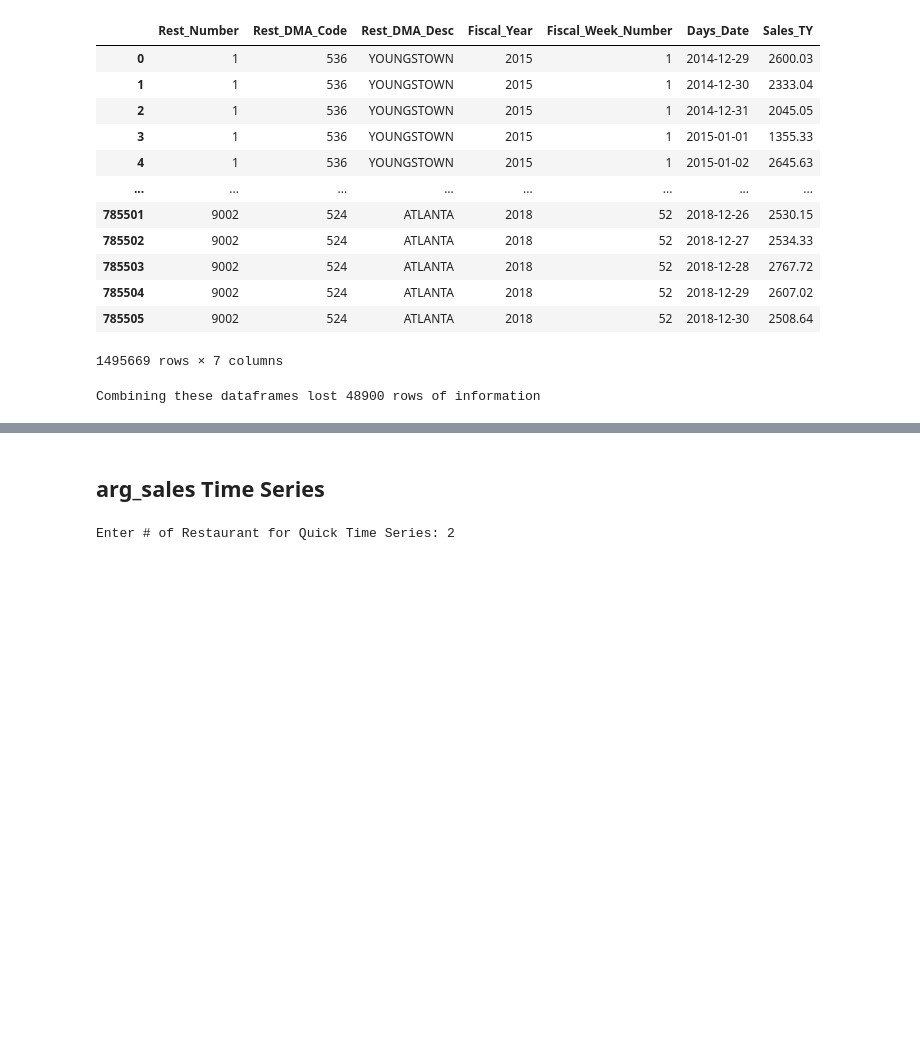
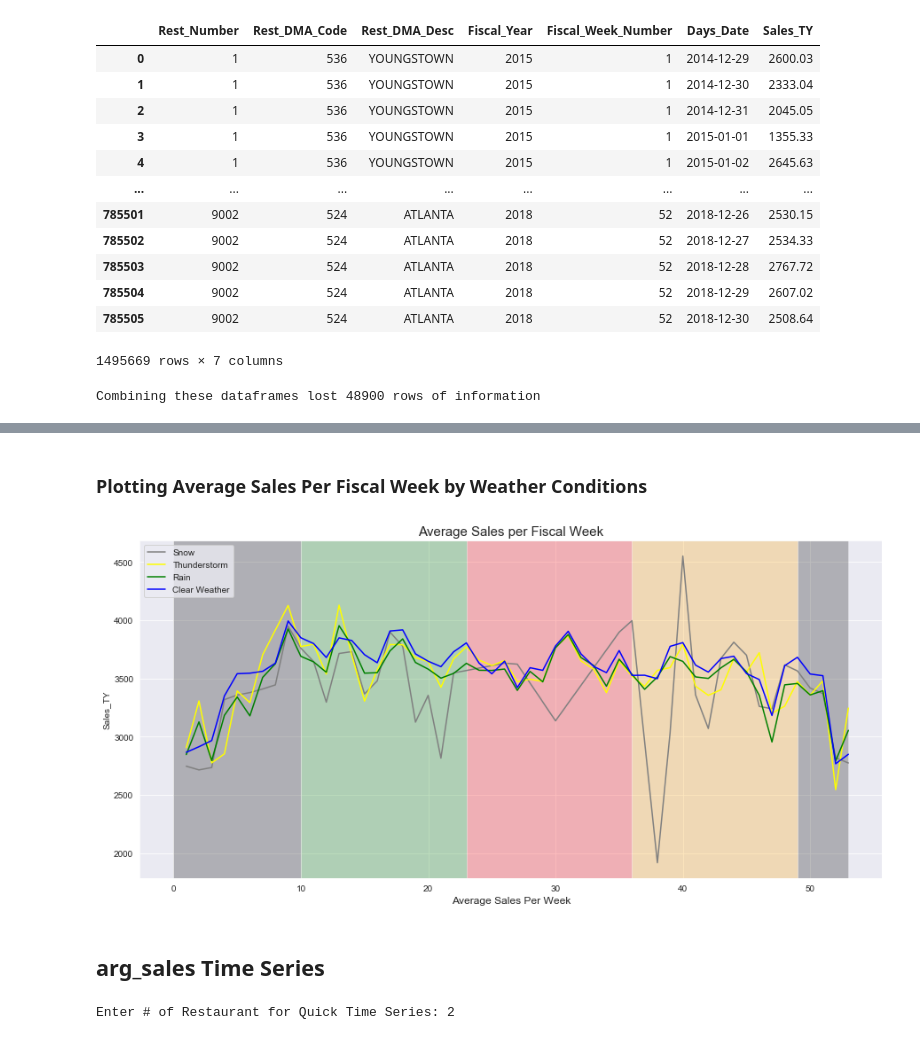
Before and after one commit to will4865/Inspire-Brands-Case-Study, a Jupyter notebook: technical-case-study.ipynb, the cells around one changed output, grey strips where cells are left out. Cells and saved outputs as stored; diff of their text form; code cells hidden in the pictures; blank space fills up the shorter version.

```diff
--- a/technical-case-study.ipynb
+++ b/technical-case-study.ipynb
@@ -831,3 +816,30 @@ Combining these dataframes lost 48900 rows of information
+# %% [markdown]
+### Plotting Average Sales Per Fiscal Week by Weather Conditions
+# %%
+plt.figure(figsize = (15,7))
+sns.lineplot(sales_and_weather.loc[sales_and_weather['snow'] == 1].groupby('Fiscal_Week_Number').agg({'Sales_TY': 'mean'}).reset_index()['Fiscal_Week_Number'],
+            sales_and_weather.loc[sales_and_weather['snow'] == 1].groupby('Fiscal_Week_Number').agg({'Sales_TY': 'mean'}).reset_index()['Sales_TY'],
+             color = 'grey', label = 'Snow')
+sns.lineplot(sales_and_weather.loc[sales_and_weather['thunderstorm'] == 1].groupby('Fiscal_Week_Number').agg({'Sales_TY': 'mean'}).reset_index()['Fiscal_Week_Number'],
+            sales_and_weather.loc[sales_and_weather['thunderstorm'] == 1].groupby('Fiscal_Week_Number').agg({'Sales_TY': 'mean'}).reset_index()['Sales_TY'],
+             color = 'yellow', label = 'Thunderstorm')
+sns.lineplot(sales_and_weather.loc[sales_and_weather['rain'] == 1].groupby('Fiscal_Week_Number').agg({'Sales_TY': 'mean'}).reset_index()['Fiscal_Week_Number'],
+            sales_and_weather.loc[sales_and_weather['rain'] == 1].groupby('Fiscal_Week_Number').agg({'Sales_TY': 'mean'}).reset_index()['Sales_TY'],
+             color = 'green', label = 'Rain')
+sns.lineplot(sales_and_weather.loc[sales_and_weather['clear_weather'] == 1].groupby('Fiscal_Week_Number').agg({'Sales_TY': 'mean'}).reset_index()['Fiscal_Week_Number'],
+            sales_and_weather.loc[sales_and_weather['clear_weather'] == 1].groupby('Fiscal_Week_Number').agg({'Sales_TY': 'mean'}).reset_index()['Sales_TY'],
+             color = 'blue', label = 'Clear Weather')
+plt.xlabel('Fiscal Week Number', size = 12)
+plt.xlabel('Average Sales Per Week', size = 12)
+plt.title('Average Sales per Fiscal Week', size =15)
+plt.axvspan(0,10, facecolor = 'k', alpha = 0.25)
+plt.axvspan(49,53, facecolor = 'k', alpha = 0.25)
+plt.axvspan(10,23, facecolor = 'green', alpha = 0.25)
+plt.axvspan(23,36, facecolor = 'red', alpha = 0.25)
+plt.axvspan(36,49, facecolor = 'orange', alpha = 0.25)
+plt.show()
+# %% [output]
+[figure, added]
 # %% [markdown]
 ## arg_sales Time Series
 # %%
```
Also changed, not shown: parts of 8 cells of this notebook.
